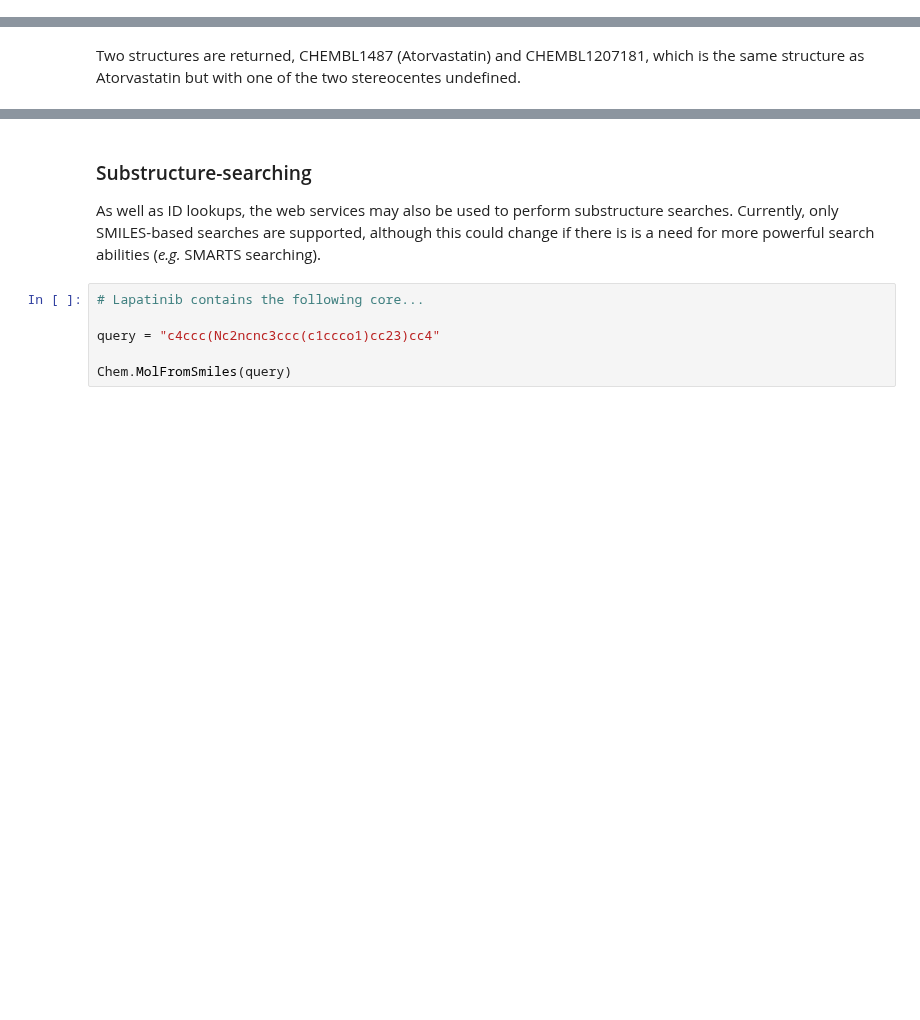
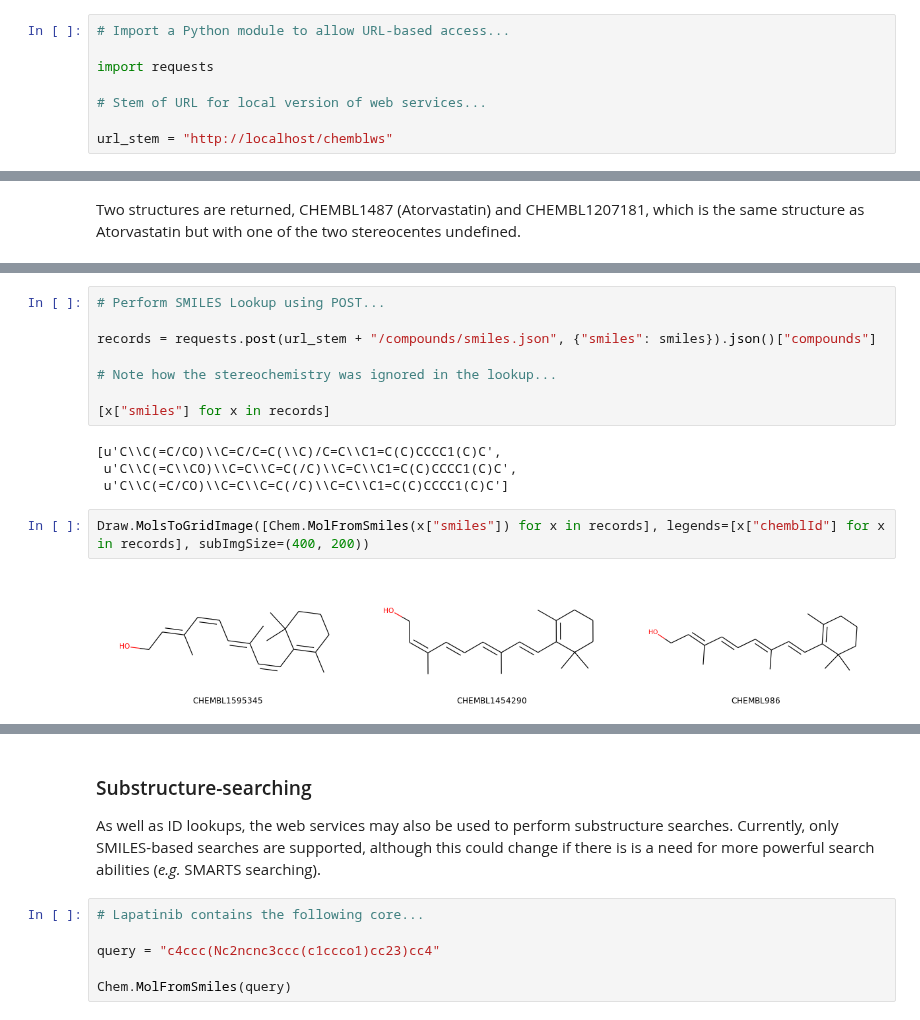
Before and after one commit to chembl/mychembl, a Jupyter notebook: ipython_notebooks/02_myChEMBL_web_services.ipynb, the cells around one changed output, grey strips where cells are left out. Cells and saved outputs as stored; diff of their text form; blank space fills up the shorter version.

```diff
--- a/ipython_notebooks/02_myChEMBL_web_services.ipynb
+++ b/ipython_notebooks/02_myChEMBL_web_services.ipynb
@@ -211,0 +139,8 @@ CHEMBL1487      : CC(C)c1c(C(=O)Nc2ccccc2)c(c3ccccc3)c(c4ccc(F)cc4)n1CC[C@@H](O)
+# %%
+# Import a Python module to allow URL-based access...
+
+import requests
+
+# Stem of URL for local version of web services...
+
+url_stem = "http://localhost/chemblws"
@@ -213,0 +410,16 @@ Two structures are returned, CHEMBL1487 (Atorvastatin) and CHEMBL1207181, which
+# %%
+# Perform SMILES Lookup using POST...
+
+records = requests.post(url_stem + "/compounds/smiles.json", {"smiles": smiles}).json()["compounds"]
+
+# Note how the stereochemistry was ignored in the lookup...
+
+[x["smiles"] for x in records]
+# %% [output]
+[u'C\\C(=C/CO)\\C=C/C=C(\\C)/C=C\\C1=C(C)CCCC1(C)C',
+ u'C\\C(=C\\CO)\\C=C\\C=C(/C)\\C=C\\C1=C(C)CCCC1(C)C',
+ u'C\\C(=C/CO)\\C=C\\C=C(/C)\\C=C\\C1=C(C)CCCC1(C)C']
+# %%
+Draw.MolsToGridImage([Chem.MolFromSmiles(x["smiles"]) for x in records], legends=[x["chemblId"] for x in records], subImgSize=(400, 200))
+# %% [output]
+[figure, added]
```
Also changed, not shown: parts of 87 cells of this notebook.
